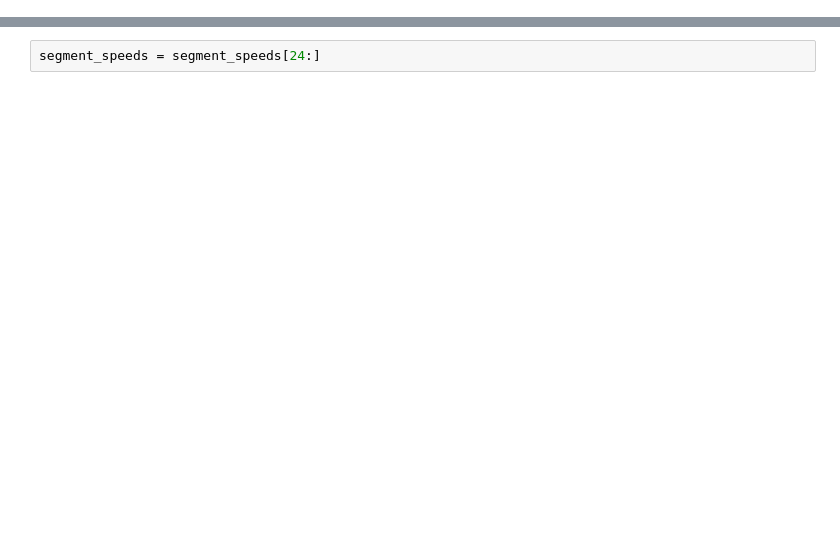
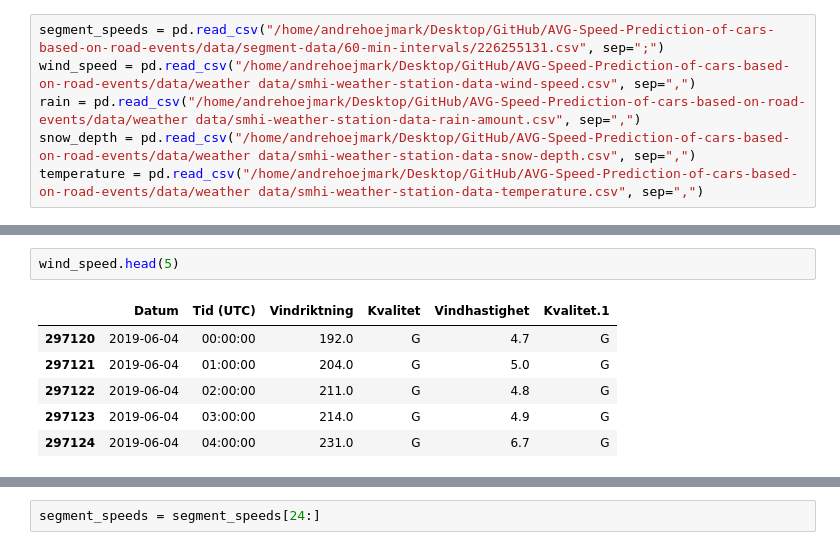
Before and after one commit to andrehoejmark/AVG-Speed-Prediction-of-cars-based-on-road-events, a Jupyter notebook: Prediction of AVG Speed.ipynb, the cells around one changed output, grey strips where cells are left out. Saved outputs shown, nothing was run; the diff lists cells and outputs as text; blank space fills up the shorter version.

```diff
--- a/Prediction of AVG Speed.ipynb
+++ b/Prediction of AVG Speed.ipynb
@@ -43,0 +14,6 @@ segment_speeds['day'] = pd.DatetimeIndex(segment_speeds['StartTime']).dayofyear
+# %%
+segment_speeds = pd.read_csv("/home/andrehoejmark/Desktop/GitHub/AVG-Speed-Prediction-of-cars-based-on-road-events/data/segment-data/60-min-intervals/226255131.csv", sep=";")
+wind_speed = pd.read_csv("/home/andrehoejmark/Desktop/GitHub/AVG-Speed-Prediction-of-cars-based-on-road-events/data/weather data/smhi-weather-station-data-wind-speed.csv", sep=",")
+rain = pd.read_csv("/home/andrehoejmark/Desktop/GitHub/AVG-Speed-Prediction-of-cars-based-on-road-events/data/weather data/smhi-weather-station-data-rain-amount.csv", sep=",")
+snow_depth = pd.read_csv("/home/andrehoejmark/Desktop/GitHub/AVG-Speed-Prediction-of-cars-based-on-road-events/data/weather data/smhi-weather-station-data-snow-depth.csv", sep=",")
+temperature = pd.read_csv("/home/andrehoejmark/Desktop/GitHub/AVG-Speed-Prediction-of-cars-based-on-road-events/data/weather data/smhi-weather-station-data-temperature.csv", sep=",")
@@ -52,0 +34,9 @@ segment_speeds.head(5)
+# %%
+wind_speed.head(5)
+# %% [output]
+|  | Datum | Tid (UTC) | Vindriktning | Kvalitet | Vindhastighet | Kvalitet.1 |
+| 297120 | 2019-06-04 | 00:00:00 | 192.0 | G | 4.7 | G |
+| 297121 | 2019-06-04 | 01:00:00 | 204.0 | G | 5.0 | G |
+| 297122 | 2019-06-04 | 02:00:00 | 211.0 | G | 4.8 | G |
+| 297123 | 2019-06-04 | 03:00:00 | 214.0 | G | 4.9 | G |
+| 297124 | 2019-06-04 | 04:00:00 | 231.0 | G | 6.7 | G |
```
Also changed, not shown: parts of 68 cells of this notebook, 3 other files.
